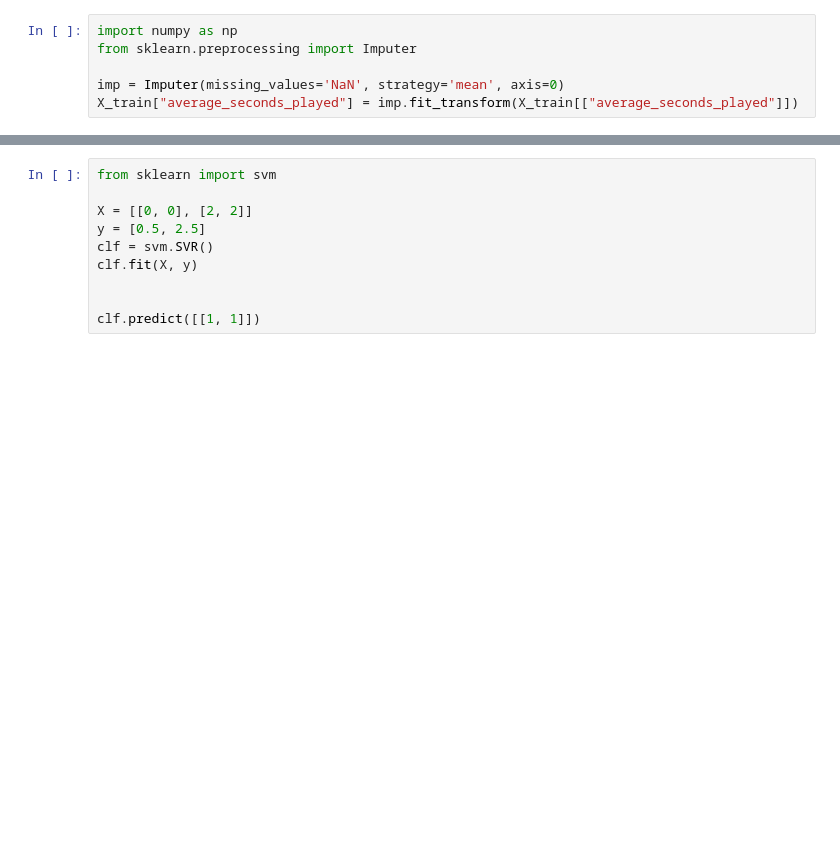
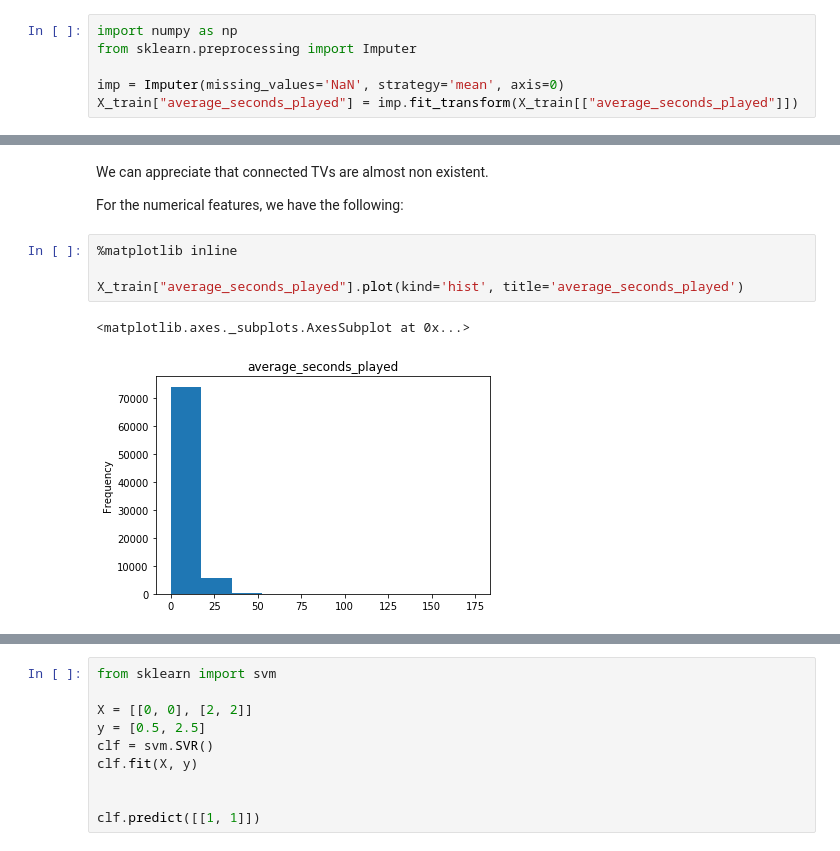
Before and after one commit to nanaky92/Data-Science-Challenge, a Jupyter notebook: TEADS.ipynb, the cells around one changed output, grey strips where cells are left out. Cells and saved outputs as stored; diff of their text form; blank space fills up the shorter version.

```diff
--- a/TEADS.ipynb
+++ b/TEADS.ipynb
@@ -160,0 +203,11 @@ Feature scaling
+# %% [markdown]
+We can appreciate that connected TVs are almost non existent.
+
+For the numerical features, we have the following:
+# %%
+%matplotlib inline
+
+X_train["average_seconds_played"].plot(kind='hist', title='average_seconds_played')
+# %% [output]
+<matplotlib.axes._subplots.AxesSubplot at 0x...>
+[figure, added]
```
Also changed, not shown: parts of 42 cells of this notebook.
